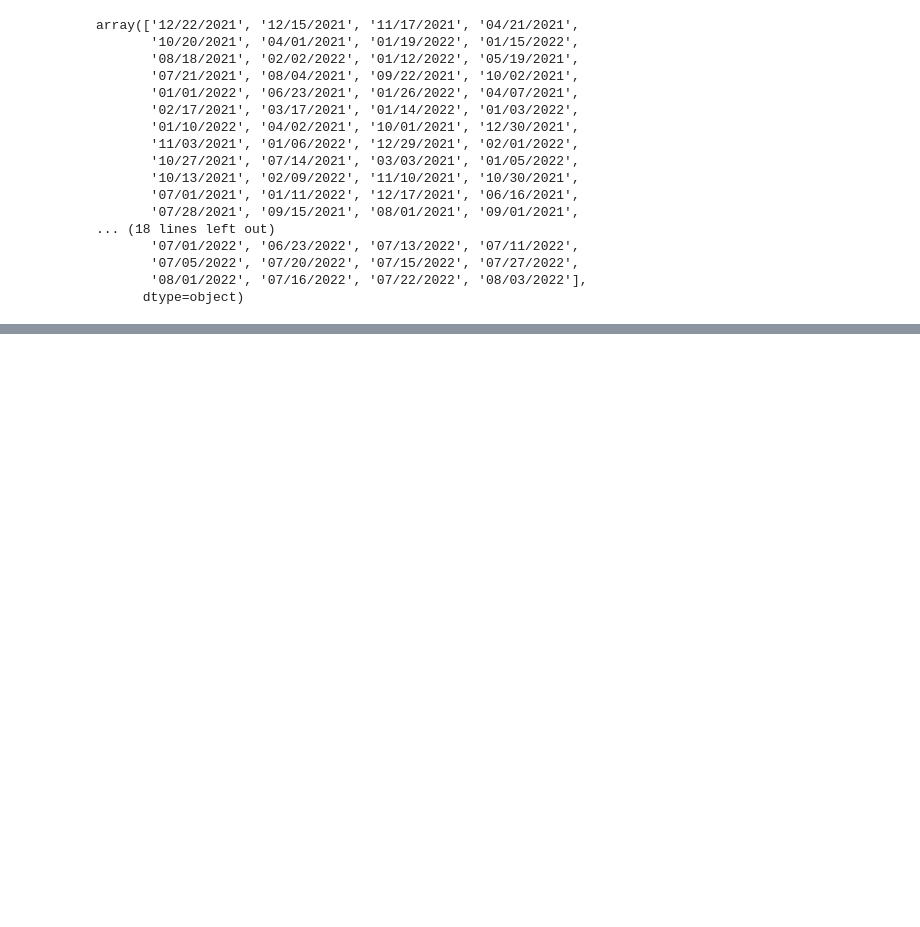
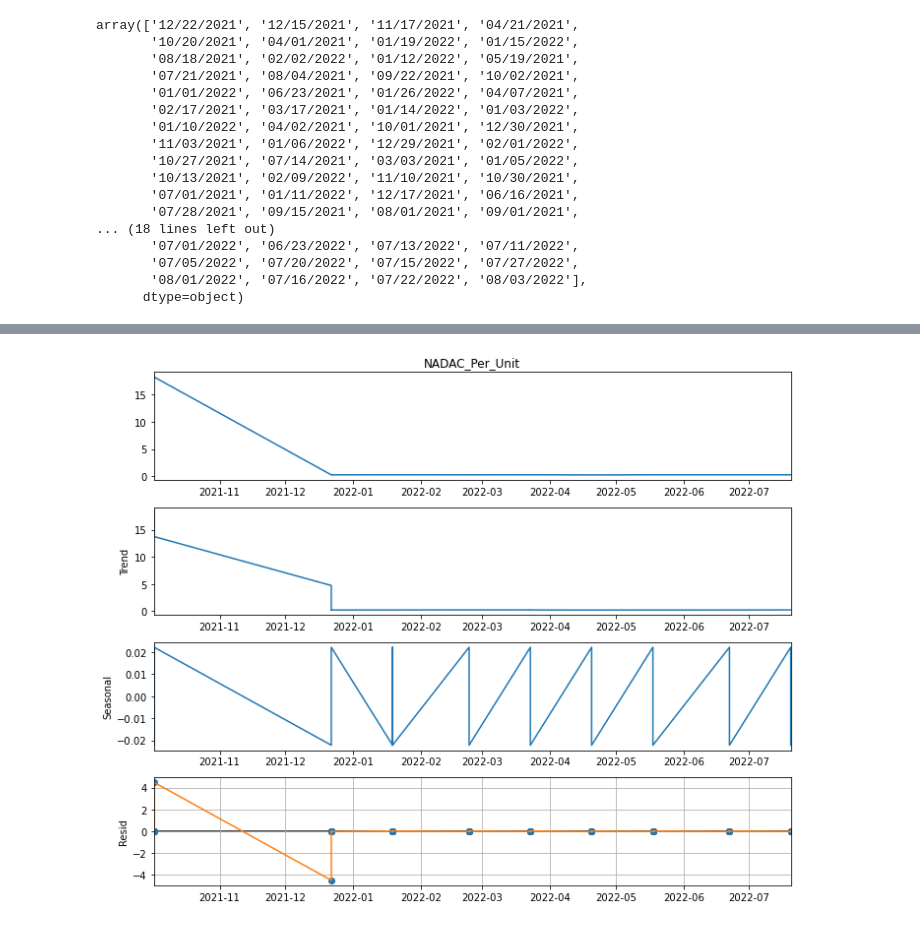
Before and after one commit to rajsandilya/Capstone, a Jupyter notebook: Capstone.ipynb, the cells around one changed output, grey strips where cells are left out. Cells and saved outputs as stored; diff of their text form; code cells hidden in the pictures; blank space fills up the shorter version.

```diff
--- a/Capstone.ipynb
+++ b/Capstone.ipynb
@@ -696,3 +653,22 @@ array(['12/22/2021', '12/15/2021', '11/17/2021', '04/21/2021',
        '07/05/2022', '07/20/2022', '07/15/2022', '07/27/2022',
        '08/01/2022', '07/16/2022', '07/22/2022', '08/03/2022'],
       dtype=object)
+# %%
+def get_timeseries_by_group(group,group_id):
+    if(group == 'GPID'):
+        df       = mddb_df.query("GPID == @group_id")
+    else:
+        df       = mddb_df.query("GPPC == @group_id")
+
+    gpid_ndcs     = df['NDC'].values
+    to_predict_df = nadac_df[nadac_df['NDC'].isin(gpid_ndcs)]
+    timeseries_df = to_predict_df[['NADAC_Per_Unit','Effective_Date']]
+    timeseries_df['Effective_Date'] = pd.to_datetime(timeseries_df['Effective_Date'],format='%m/%d/%Y')
+    timeseries_df = timeseries_df.set_index(pd.DatetimeIndex(timeseries_df['Effective_Date'])).drop(columns=['Effective_Date'])
+    timeseries_df.sort_index(inplace=True)
+
+
+    return timeseries_df
+# %%
+timeseries_df = get_timeseries_by_group('GPID','49270076100620')
+timeseries_df['NADAC_Per_Unit']
@@ -698,0 +701,8 @@ array(['12/22/2021', '12/15/2021', '11/17/2021', '04/21/2021',
+# %%
+decomposed = seasonal_decompose(timeseries_df['NADAC_Per_Unit'],period = 2)
+plt.rcParams['figure.figsize'] = (10, 8)
+x = decomposed.plot()
+plt.plot(decomposed.resid)
+plt.grid();
+# %% [output]
+[figure, added]
```
Also changed, not shown: parts of 12 cells of this notebook.
